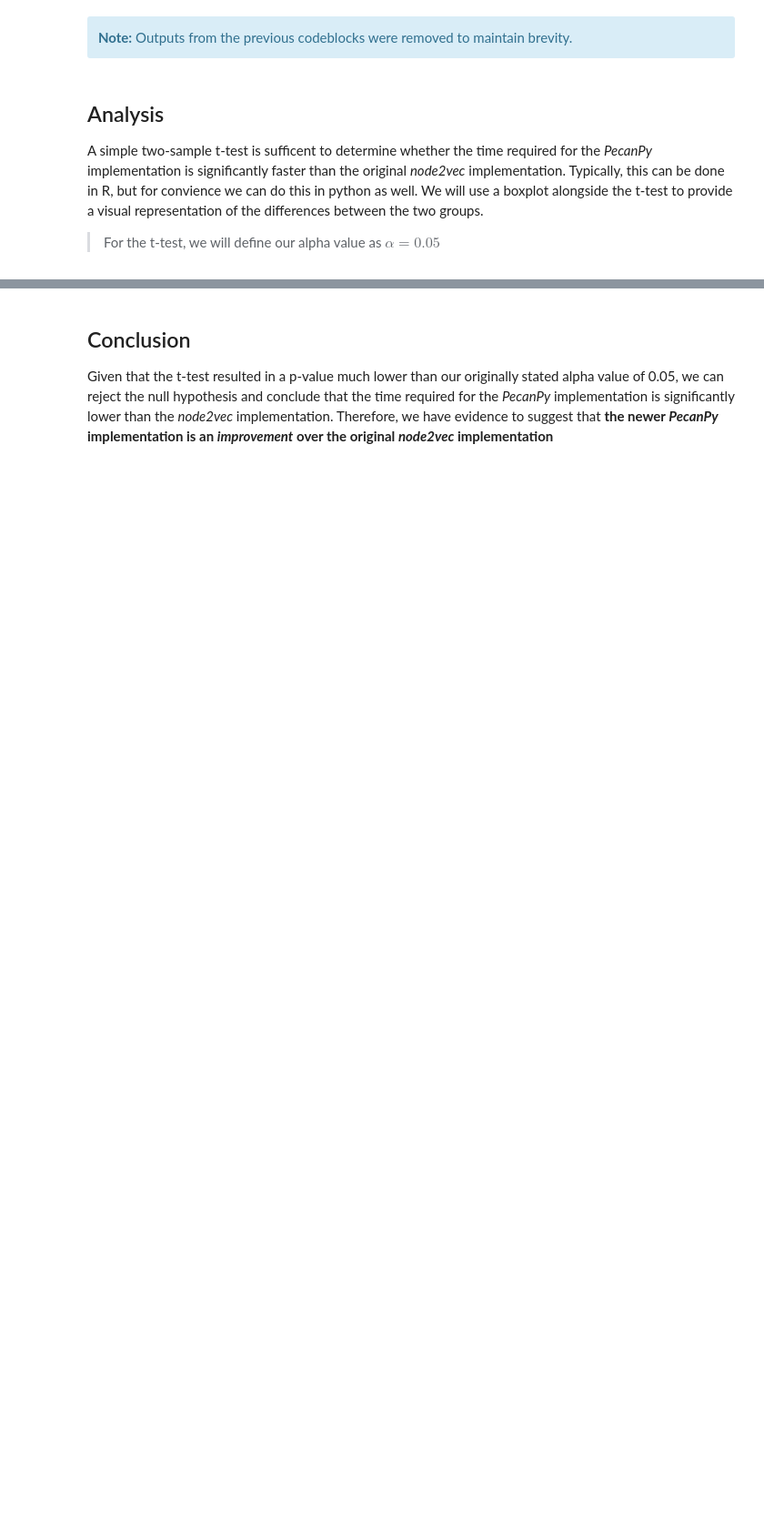
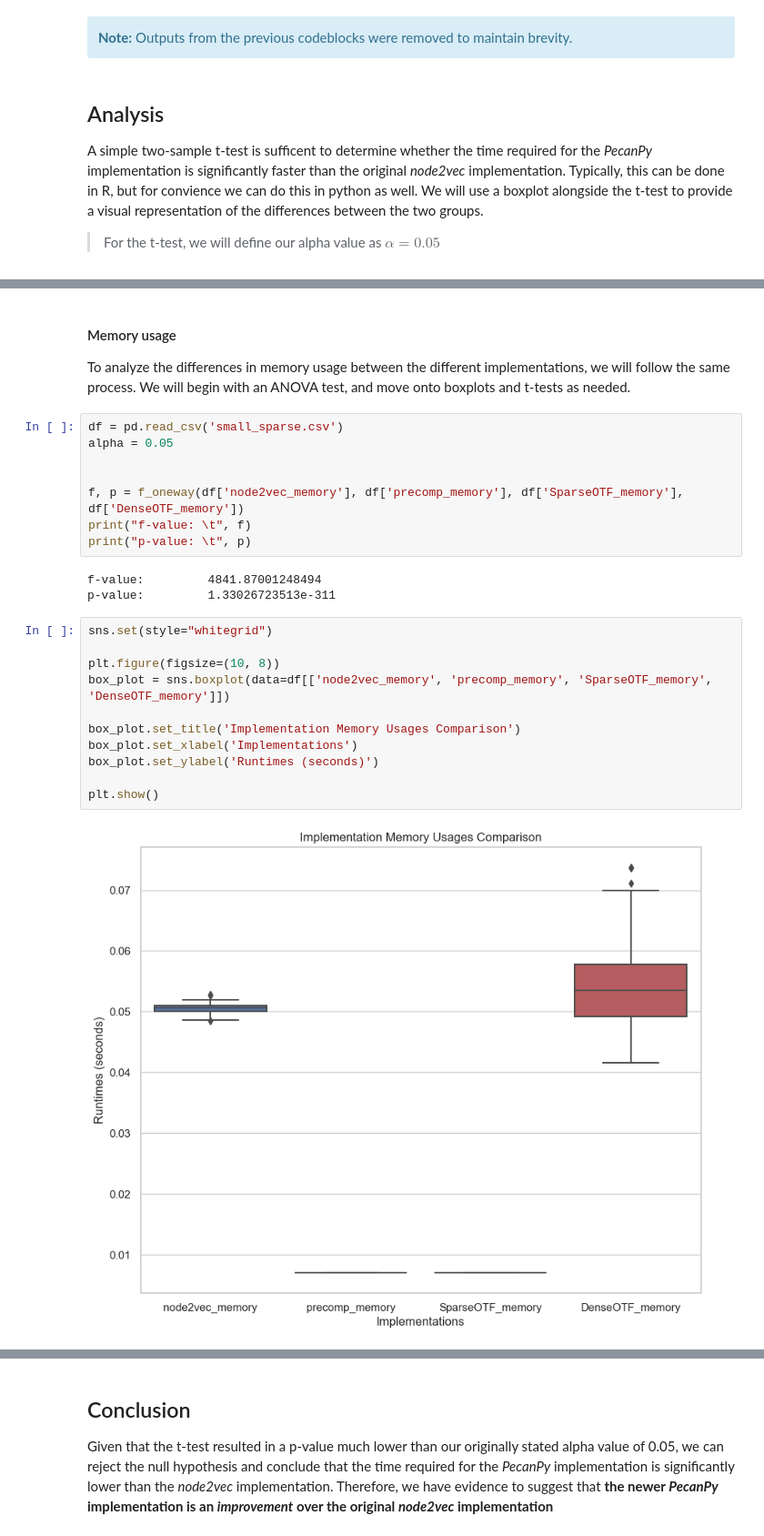
Before and after one commit to agustin-lorenzo/network-analysis-final, a Jupyter notebook: finalproject.ipynb, the cells around one changed output, grey strips where cells are left out. Shown at 91% size. Cells and saved outputs as stored; diff of their text form; blank space fills up the shorter version.

```diff
--- a/finalproject.ipynb
+++ b/finalproject.ipynb
@@ -658,0 +343,27 @@ p-value:         7.529257659984512e-66
+# %% [markdown]
+#### Memory usage
+To analyze the differences in memory usage between the different implementations, we will follow the same process. We will begin with an ANOVA test, and move onto boxplots and t-tests as needed.
+# %%
+df = pd.read_csv('small_sparse.csv')
+alpha = 0.05
+
+
+f, p = f_oneway(df['node2vec_memory'], df['precomp_memory'], df['SparseOTF_memory'], df['DenseOTF_memory'])
+print("f-value: \t", f)
+print("p-value: \t", p)
+# %% [output]
+f-value:         4841.87001248494
+p-value:         1.33026723513e-311
+# %%
+sns.set(style="whitegrid")
+
+plt.figure(figsize=(10, 8))
+box_plot = sns.boxplot(data=df[['node2vec_memory', 'precomp_memory', 'SparseOTF_memory', 'DenseOTF_memory']])
+
+box_plot.set_title('Implementation Memory Usages Comparison')
+box_plot.set_xlabel('Implementations')
+box_plot.set_ylabel('Runtimes (seconds)')
+
+plt.show()
+# %% [output]
+[figure, added]
```
Also changed, not shown: parts of 39 cells of this notebook, 3 other files.
